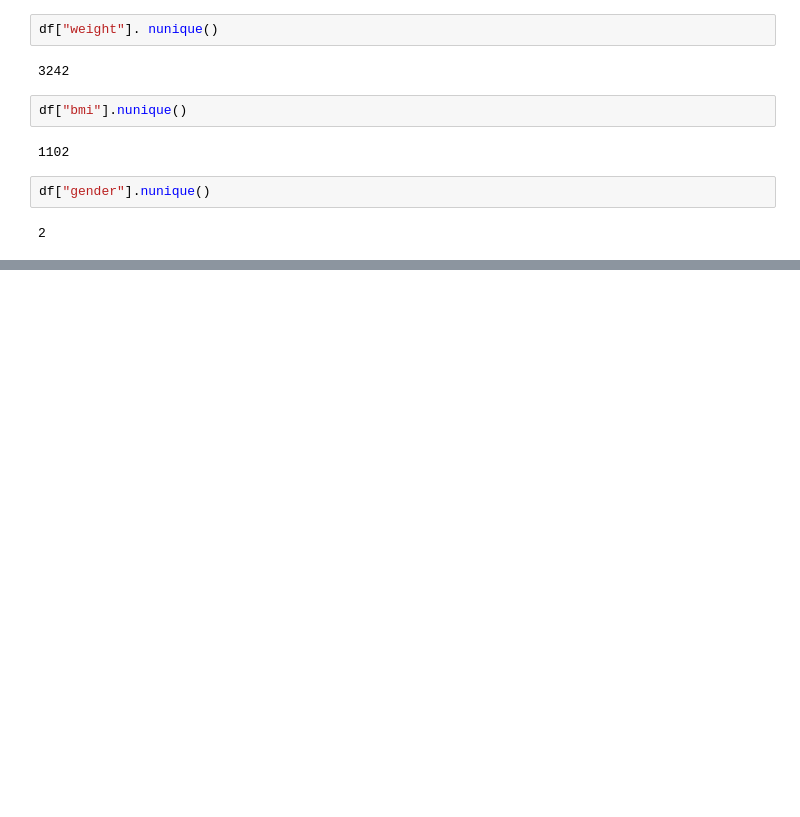
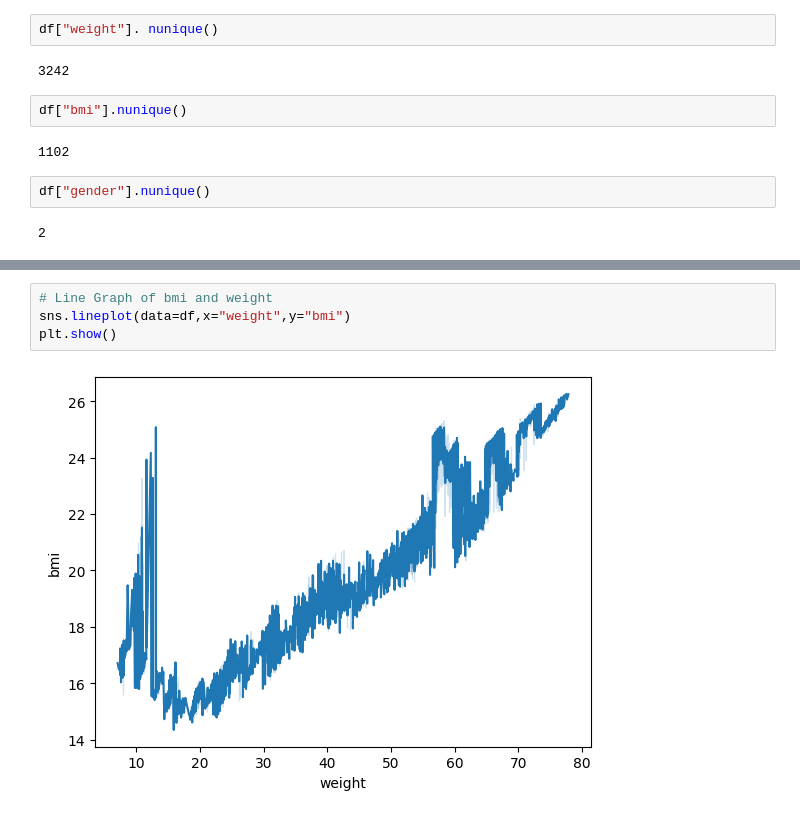
Before and after one commit to saadkhalidabbasi/EDA-Projects, a Jupyter notebook: Taiwan_height_and_weight_sampling_data.ipynb, the cells around one changed output, grey strips where cells are left out. Cells and saved outputs as stored; diff of their text form; blank space fills up the shorter version.

```diff
--- a/Taiwan_height_and_weight_sampling_data.ipynb
+++ b/Taiwan_height_and_weight_sampling_data.ipynb
@@ -92,0 +153,6 @@ df["gender"].nunique()
+# %%
+# Line Graph of bmi and weight
+sns.lineplot(data=df,x="weight",y="bmi")
+plt.show()
+# %% [output]
+[figure, added]
```
Also changed, not shown: parts of 17 cells of this notebook.
